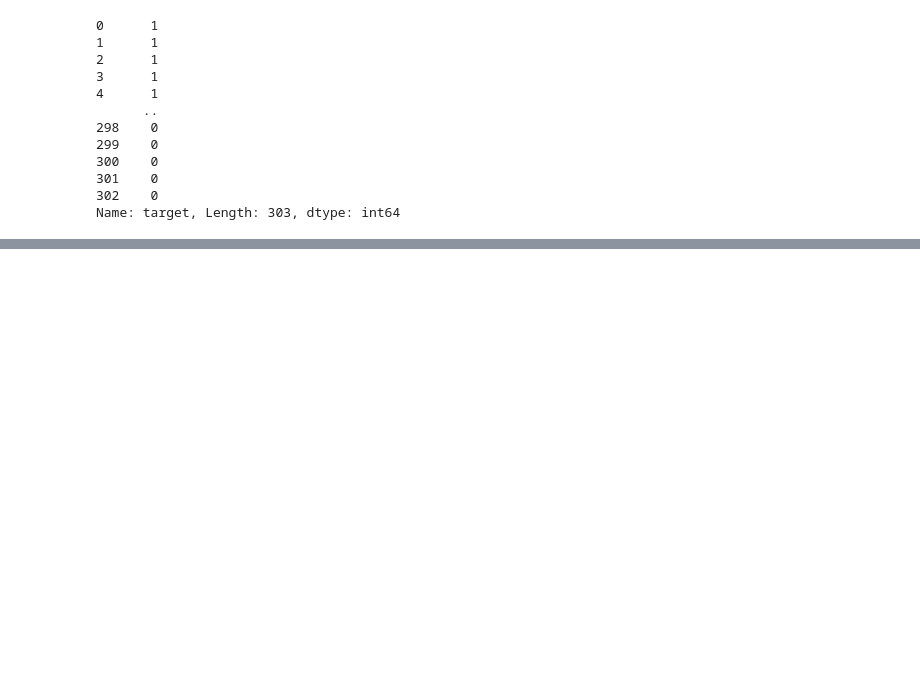
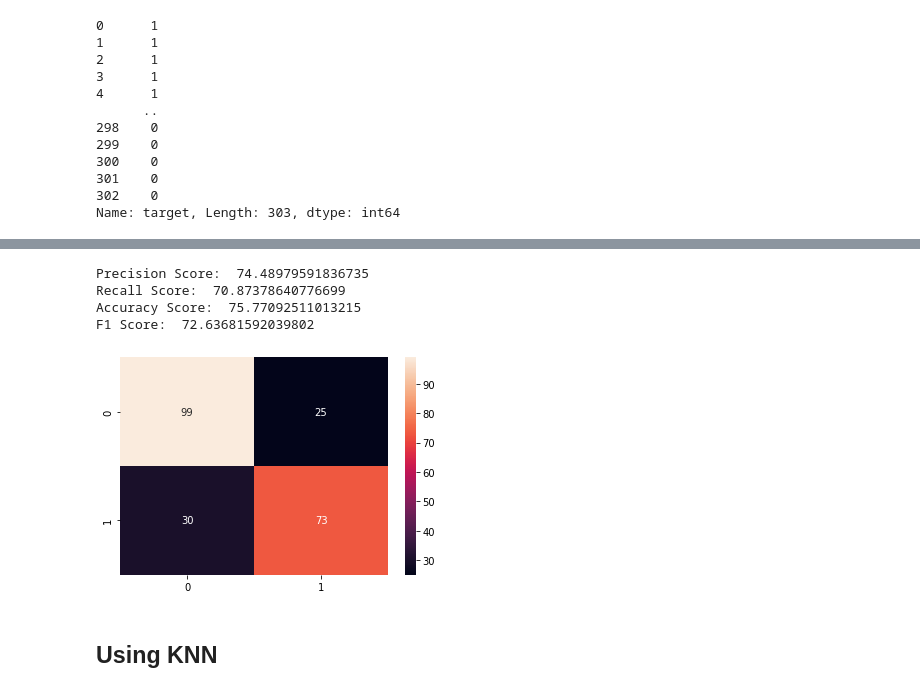
Before and after one commit to Harshal12355/Heart-Disease, a Jupyter notebook: heart.ipynb, the cells around one changed output, grey strips where cells are left out. Cells and saved outputs as stored; diff of their text form; code cells hidden in the pictures; blank space fills up the shorter version.

```diff
--- a/heart.ipynb
+++ b/heart.ipynb
@@ -411,0 +609,4 @@ Name: target, Length: 303, dtype: object
+# %%
+high_corr_attributes = ['cp', 'thalach', 'slope', 'restecg', 'age', 'sex', 'exang', 'oldpeak', 'ca', 'thal']
+high_corr_df = df[high_corr_attributes]
+high_corr_df
@@ -411,0 +627,25 @@ Name: target, Length: 303, dtype: object
+# %%
+def NB_alg(scaled_X_trained, scaled_X_test, y_train):
+    y_pred = gnb.fit(scaled_X_trained, y_train).predict(scaled_X_test)
+
+    y_train_pred = cross_val_predict(gnb, X_train, y_train, cv=3)
+
+    conf_matrix = confusion_matrix(y_train, y_train_pred)
+
+    sns.heatmap(conf_matrix, annot = True)
+
+    print('Precision Score: ', 100*precision_score(y_train, y_train_pred, pos_label='Positive'))
+    print('Recall Score: ', 100*recall_score(y_train, y_train_pred, pos_label='Positive'))
+    print('Accuracy Score: ', 100*accuracy_score(y_train, y_train_pred))
+    print('F1 Score: ', 100*f1_score(y_train, y_train_pred, pos_label='Positive'))
+# %%
+pre = preprocessing_function(high_corr_df, y)
+NB_alg(pre[0], pre[1], pre[2])
+# %% [output]
+Precision Score:  74.48979591836735
+Recall Score:  70.87378640776699
+Accuracy Score:  75.77092511013215
+F1 Score:  72.63681592039802
+[figure, added]
+# %% [markdown]
+## Using KNN
```
Also changed, not shown: parts of 32 cells of this notebook, 1 other file.
